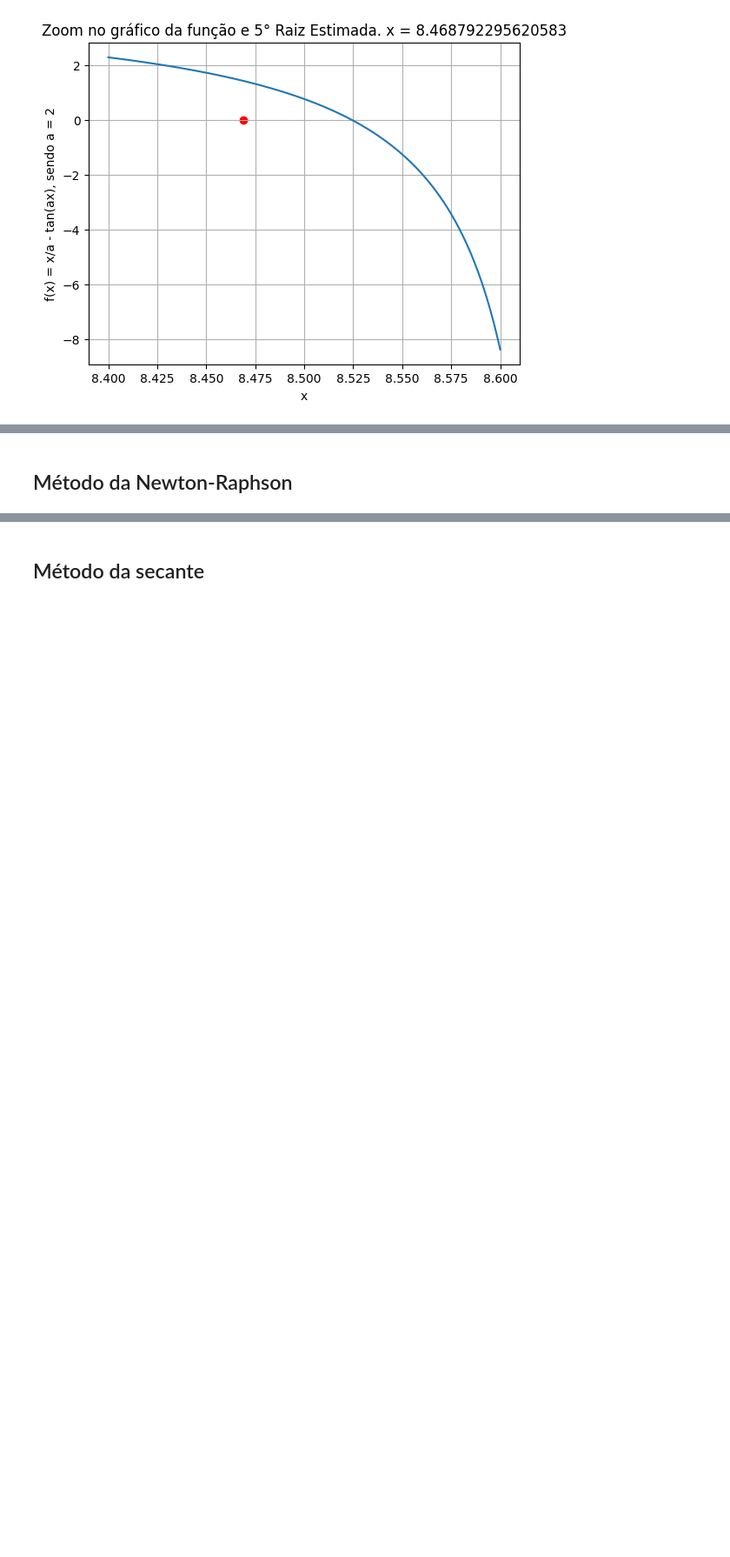
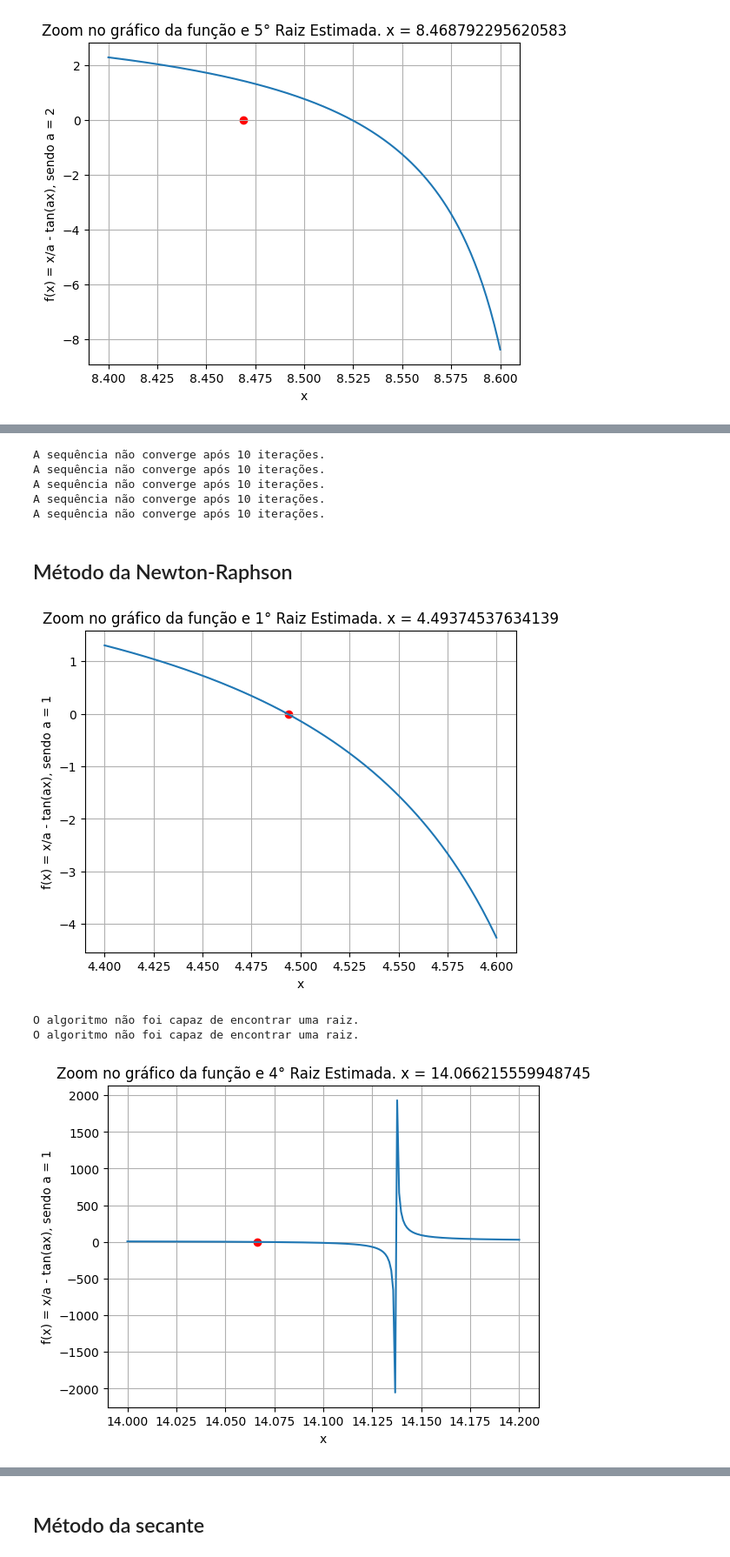
Before and after one commit to andreisilvasantos/Mestrado, a Jupyter notebook: Métodos Numéricos/AT2 - Metodos Numericos.ipynb, the cells around one changed output, grey strips where cells are left out. Shown at 87% size. Saved outputs shown, nothing was run; the diff lists cells and outputs as text; code cells hidden in the pictures; blank space fills up the shorter version.

```diff
--- a/Métodos Numéricos/AT2 - Metodos Numericos.ipynb
+++ b/Métodos Numéricos/AT2 - Metodos Numericos.ipynb
@@ -208,2 +244,47 @@ print_graficos(funcao, matriz_intervalosA2, x_raizes)
+# %%
+x_raizes = []
+a = 2
+
+for linha in matriz_intervalosA2:
+    x_raizes.append(ponto_fixo(linha[0], 0.01, iter_maximo))
+
+# Plotando graficos
+print_graficos(matriz_intervalosA2, x_raizes, f"A sequência não converge após {iter_maximo} iterações.")
+# %% [output]
+A sequência não converge após 10 iterações.
+A sequência não converge após 10 iterações.
+A sequência não converge após 10 iterações.
+A sequência não converge após 10 iterações.
+A sequência não converge após 10 iterações.
 # %% [markdown]
 ## Método da Newton-Raphson
+# %%
+derivada_funcao = lambda x: 1 / a - 1 / math.cos(a * x) ** 2 * a
+
+def newton_raphson(x0, erro_aceitavel, iter_maximo):
+    x_raiz = x0
+
+    for i in range(iter_maximo):
+        fx = funcao(x_raiz)
+        if abs(fx) < erro_aceitavel:
+            return x_raiz
+        dfx = derivada_funcao(x_raiz)
+        if dfx == 0:
+            return None
+        x_raiz = x_raiz - fx / dfx
+
+    return None
+
+x_raizes = []
+a = 1
+
+for linha in matriz_intervalosA1:
+    x_raizes.append(newton_raphson(linha[0], 0.1, iter_maximo))
+
+# Plotando graficos
+print_graficos(matriz_intervalosA1, x_raizes)
+# %% [output]
+[figure, added]
+O algoritmo não foi capaz de encontrar uma raiz.
+O algoritmo não foi capaz de encontrar uma raiz.
+[figure, added]
```
Also changed, not shown: parts of 11 cells of this notebook.
